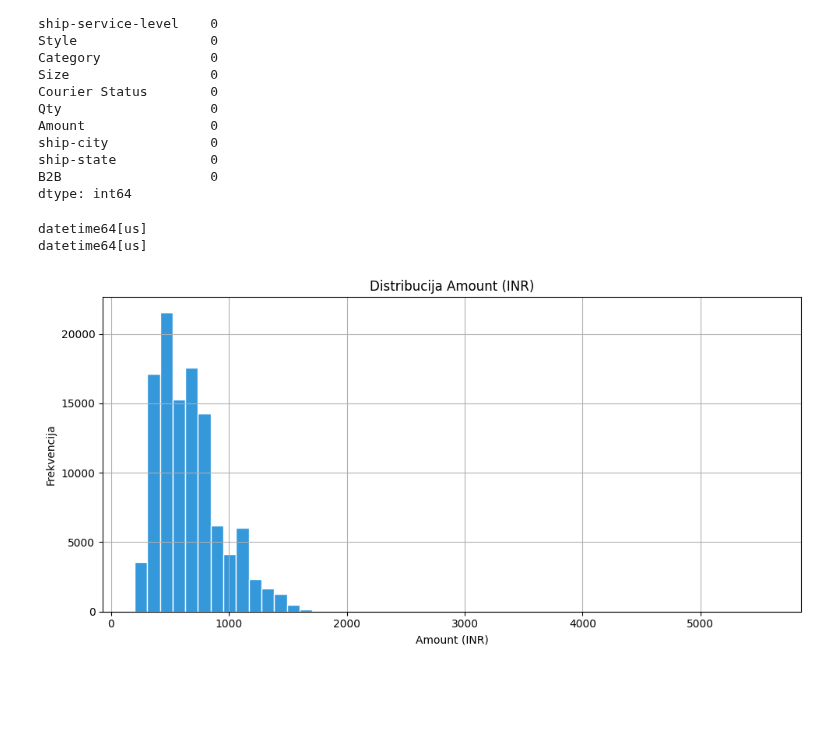
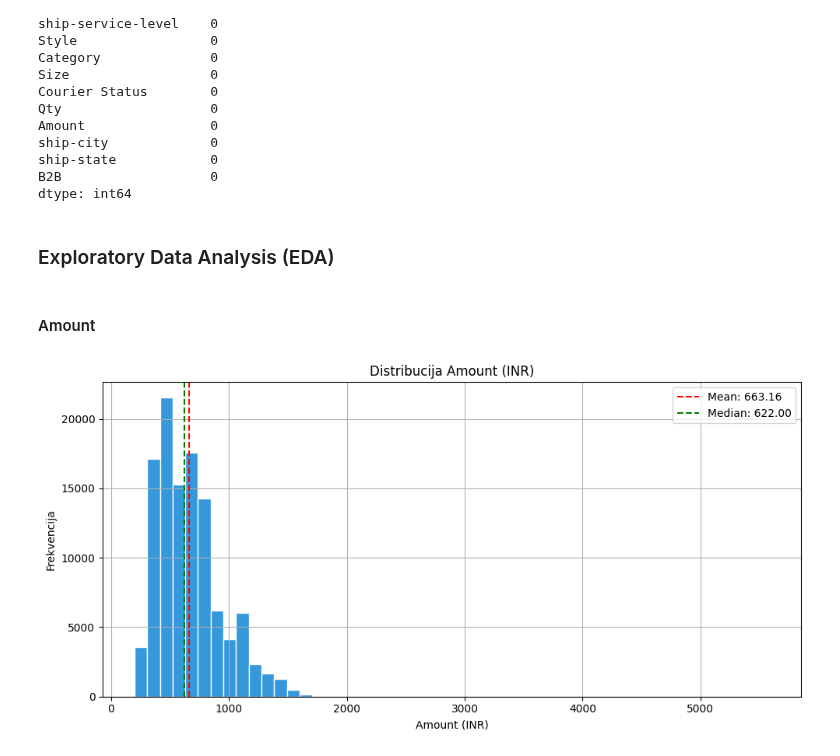
Before and after one commit to alxcek/mas-ai, a Jupyter notebook: machine_learning/02_e_commerce_sales_data/clustering.ipynb, the cells around one changed output. Saved outputs shown, nothing was run; the diff lists cells and outputs as text; code cells hidden in the pictures; blank space fills up the shorter version.

```diff
--- a/machine_learning/02_e_commerce_sales_data/clustering.ipynb
+++ b/machine_learning/02_e_commerce_sales_data/clustering.ipynb
@@ -155,21 +155,24 @@ ship-city             0
 ship-state            0
 B2B                   0
 dtype: int64
-# %%
-# Popravljanje data tipova
-df['Date'] = pd.to_datetime(df['Date'])
-# %% [output]
-datetime64[us]
-datetime64[us]
+# %% [markdown]
+### Exploratory Data Analysis (EDA)
+# %% [markdown]
+#### Amount
 # %%
 plt.figure(figsize=(10, 5))
 
 df['Amount'].dropna().hist(bins=50, color='#3498db', edgecolor='white')
 
 plt.title('Distribucija Amount (INR)')
 plt.xlabel('Amount (INR)')
 plt.ylabel('Frekvencija')
 plt.tight_layout()
+plt.axvline(df['Amount'].mean(), color='red', linestyle='--',
+            label=f'Mean: {df["Amount"].mean():.2f}')
+plt.axvline(df['Amount'].median(), color='green', linestyle='--',
+            label=f'Median: {df["Amount"].median():.2f}')
+plt.legend()
 plt.show()
 # %% [output]
-[figure, old version]
+[figure, new version]
```
Also changed, not shown: parts of 16 cells of this notebook.
